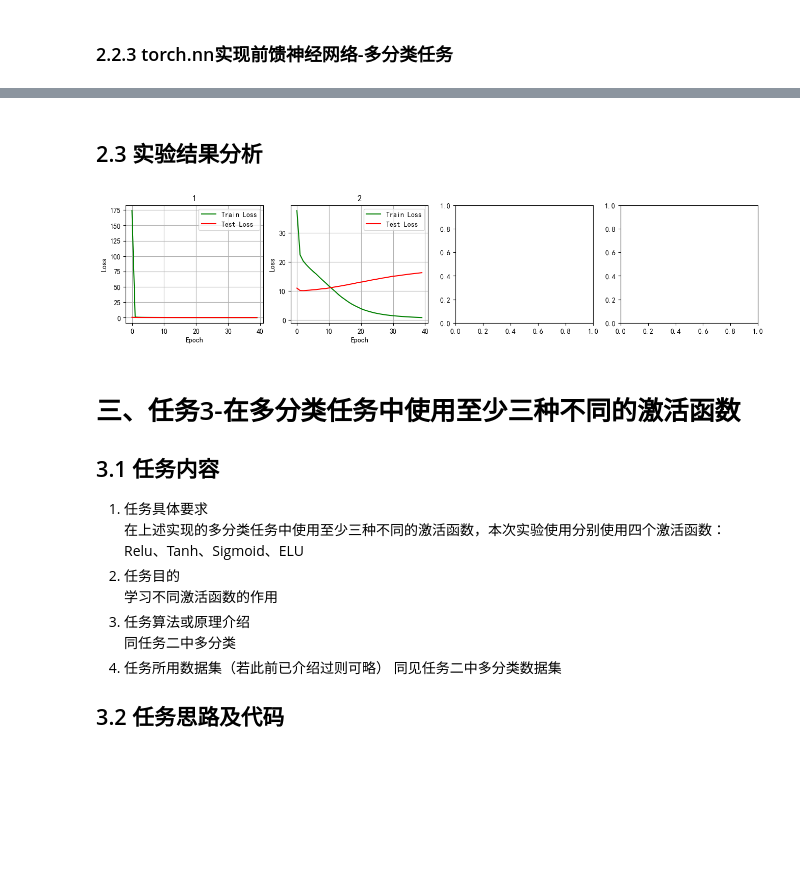
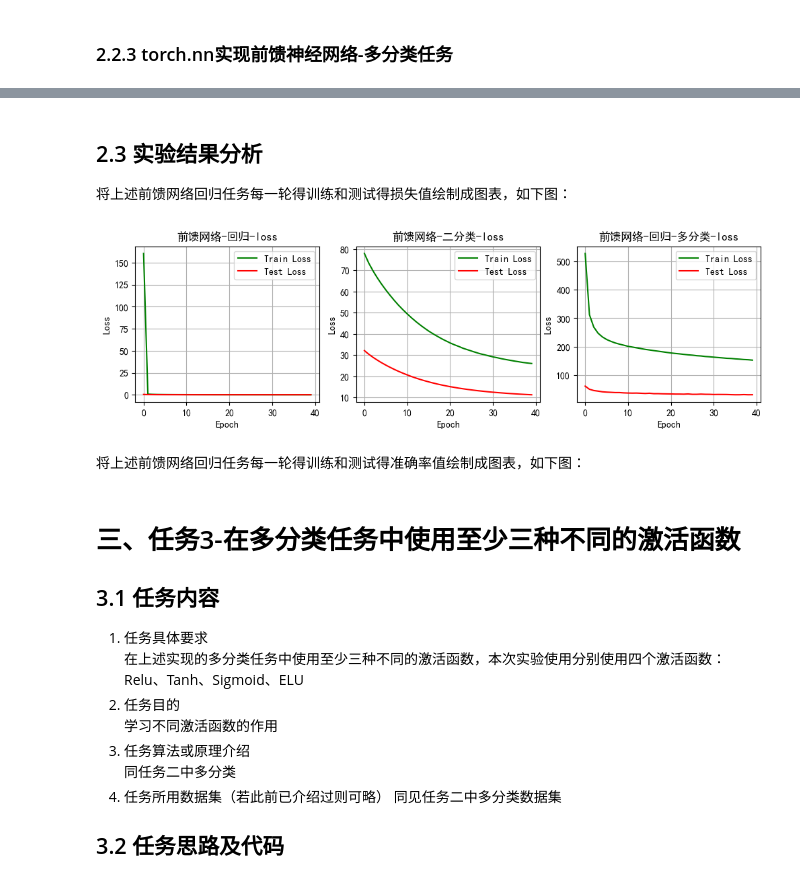
Before and after one commit to Drailife/BJTU-Deeplearning, a Jupyter notebook: 2.前馈神经网络/前馈神经网络实验.ipynb, the cells around one changed output, grey strips where cells are left out. Cells and saved outputs as stored; diff of their text form; code cells hidden in the pictures; blank space fills up the shorter version.

```diff
--- a/2.前馈神经网络/前馈神经网络实验.ipynb
+++ b/2.前馈神经网络/前馈神经网络实验.ipynb
@@ -603,12 +603,12 @@ from torch.optim import SGD
 # 定义自己的前馈神经网络
 class MyNet23(nn.Module):
     """
-    参数：  num_input：输入层神经元个数
+    参数：  num_input：输入每层神经元个数，为一个列表数据
             num_hiddens：隐藏层神经元个数
             num_outs： 输出层神经元个数
             num_hiddenlayer : 隐藏层的个数
     """
-    def __init__(self,num_hiddenlayer=2, num_inputs=28*28,num_hiddens=[512,256],num_outs=10,act='relu'):
+    def __init__(self,num_hiddenlayer=1, num_inputs=28*28,num_hiddens=[256],num_outs=10,act='relu'):
         super(MyNet23, self).__init__()
         # 设置隐藏层和输出层的节点数
         self.num_inputs, self.num_hiddens, self.num_outputs = num_inputs,num_hiddens,num_outs # 十分类问题
@@ -656,7 +656,7 @@ model23 = model23.to(device)
 def train_and_test(model=model23):
     MyModel = model
     print(MyModel)
-    optimizer = SGD(model23.parameters(), lr=0.03)  # 优化函数
+    optimizer = SGD(MyModel.parameters(), lr=0.02)  # 优化函数
     epochs = 40  # 训练轮数
     criterion = CrossEntropyLoss() # 损失函数
     train_all_loss23 = []  # 记录训练集上得loss变化
@@ -693,5 +693,5 @@ def train_and_test(model=model23):
     print("torch.nn实现前馈网络-多分类任务 %d轮 总用时: %.3fs" % (epochs, endtime23 - begintime23))
     # 返回训练集和测试集上的 损失值 与 准确率
     return train_all_loss23,test_all_loss23,train_ACC23,test_ACC23
-train_and_test(model=model23)
+train_all_loss23,test_all_loss23,train_ACC23,test_ACC23 = train_and_test(model=model23)
 # %% [output]
@@ -710,18 +717,19 @@ epoch: 1 | train loss:481.30045 | test loss:55.70519 | train acc:0.671033 test a
 # %% [markdown]
 ## 2.3 实验结果分析
+将上述前馈网络回归任务每一轮得训练和测试得损失值绘制成图表，如下图：
-# %%
-plt.figure(figsize=(16,3))
-plt.subplot(141)
-picture(1,train_all_loss21,test_all_loss21)
-plt.subplot(142)
-picture(2,train_all_loss22,test_all_loss22)
-plt.subplot(143)
-# picture(3,train_all_loss23,test_all_loss23)
-plt.subplot(144)
-#
-plt.show()
-# %% [output]
-[figure, removed]
+# %%
+plt.figure(figsize=(12,3))
+plt.subplot(131)
+picture('前馈网络-回归-loss',train_all_loss21,test_all_loss21)
+plt.subplot(132)
+picture('前馈网络-二分类-loss',train_all_loss22,test_all_loss22)
+plt.subplot(133)
+picture('前馈网络-回归-多分类-loss',train_all_loss23,test_all_loss23)
+plt.show()
+# %% [output]
+[figure, added]
+# %% [markdown]
+将上述前馈网络回归任务每一轮得训练和测试得准确率值绘制成图表，如下图：
 # %% [markdown]
 # 三、任务3-在多分类任务中使用至少三种不同的激活函数
 
```
Also changed, not shown: parts of 26 cells of this notebook.
